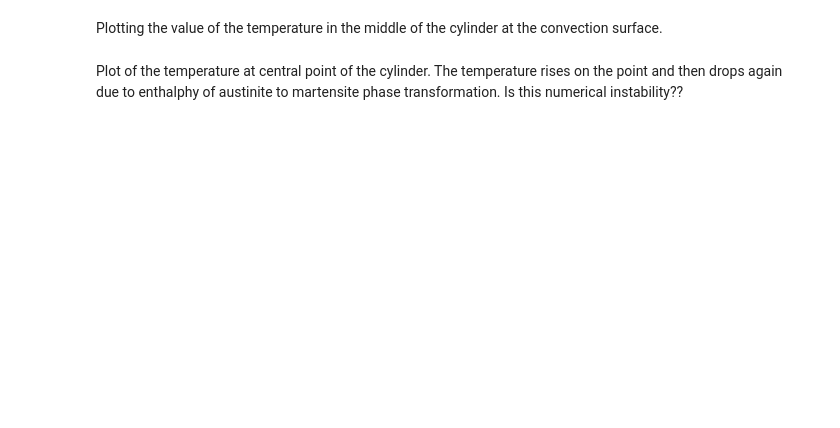
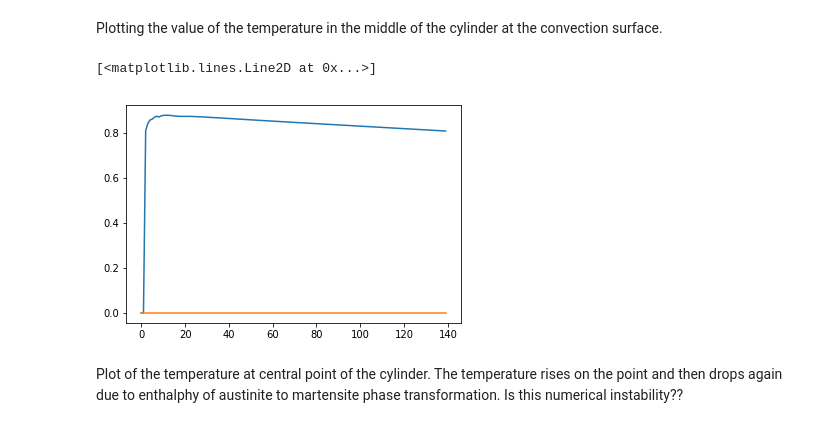
Before and after one commit to Teslos/TTT, a Jupyter notebook: TTT.ipynb, the cells around one changed output. Cells and saved outputs as stored; diff of their text form; code cells hidden in the pictures; blank space fills up the shorter version.

```diff
--- a/TTT.ipynb
+++ b/TTT.ipynb
@@ -322,3 +344,8 @@ fluxBottom = hrcf(temperature.faceValue.value)*(temperature.faceValue-t_inf) #ch
+# %%
+def transformation_time(fp,k,n):
+    return (np.log(1./(1.-fp)) / k)**(1./n)
+def volume_fraction(time,k,n):
+    fp.setValue(1-np.exp(-k*time**n), where= tincubation > 1.)
 # %% [markdown]
 For now we are assuming that complete austinite is transforming directly in martensite phase. We are using here Koistinen-Marburger law:
 $$
@@ -397,12 +491,15 @@ Plotting the value of the temperature in the middle of the cylinder at the conve
 # %%
 t=[]
 t1=[]
-for i in range(1,280,1):
-    load = np.loadtxt(path+"temperatureOH"+str(i))
-    t.append(load.reshape(N,N)[1,20])
+for i in range(1,700,5):
+    load = np.loadtxt(path+"martensiteOH"+str(i))
+    t.append(load.reshape(N,N)[0,39])
     t1.append(load.reshape(N,N)[20,20])
 plt.plot(t)
 plt.plot(t1)
+# %% [output]
+[<matplotlib.lines.Line2D at 0x...>]
+[figure, added]
 # %% [markdown]
 Plot of the temperature at central point of the cylinder. The temperature rises on the point and then drops again due to enthalphy of austinite to martensite phase transformation. Is this numerical instability??
 # %%
```
Also changed, not shown: parts of 14 cells of this notebook, 1 other file.
